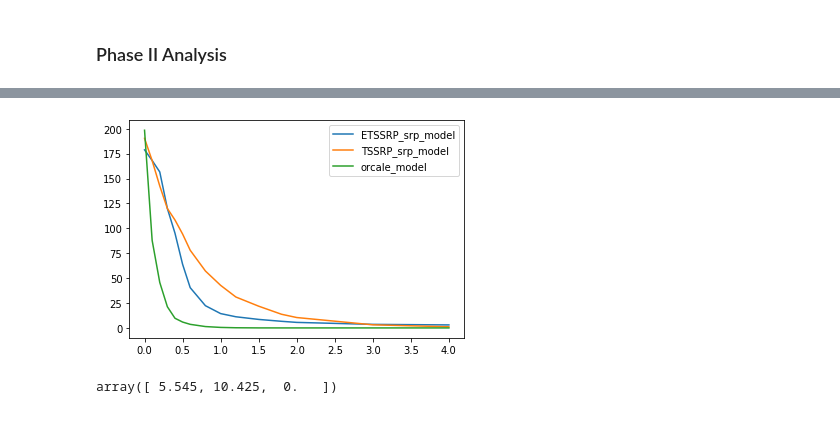
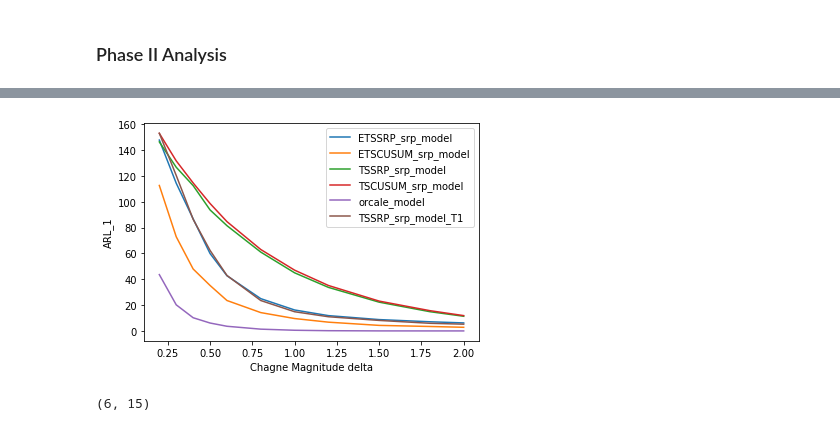
Before and after one commit to hyan46/ExtendedTSSRP, a Jupyter notebook: main.ipynb, the cells around one changed output, grey strips where cells are left out. Drawn from its saved outputs; the diff is of its cells as text; code cells hidden in the pictures.

Commit message:
Modify and Add CUSUM

```diff
--- a/main.ipynb
+++ b/main.ipynb
@@ -31,13 +31,18 @@ from TSSRP import TSSRP
 from Oracle import Oracle
 from spc import spc
 truesensidx = np.arange(nsensors)
-nmodels = 3
+nmodels = 6
 model_all = [[] for i in range(nmodels)]
 
-model_all[0] = ExtendedTSSRP(p, c, k,M,nsensors,Ks)
-model_all[1] = TSSRP(p, c, k,M,nsensors,Ks)
-model_all[2] = Oracle(truesensidx, p, c, k, M, nsensors, Ks, L=-1)
-model_name = ['ETSSRP_srp_model','TSSRP_srp_model','orcale_model']
+# p, c, k, M, nsensors, Ks, L=-1, chart = 'srp',mode = 'T2'
+
+model_all[0] = ExtendedTSSRP(p, c, k,M,nsensors,Ks,L=-1,chart = 'srp',mode='T2')
+model_all[1] = ExtendedTSSRP(p, c, k,M,nsensors,Ks,L=-1,chart = 'cusum')
+model_all[2] = TSSRP(p, c, k,M,nsensors,Ks,L=-1,chart='srp',mode='T2')
+model_all[3] = TSSRP(p, c, k,M,nsensors,Ks,L=-1,chart='cusum',mode='T2')
+model_all[4] = Oracle(truesensidx, p, c, k, M, nsensors, Ks, L=-1, chart = 'srp',mode='T2')
+model_all[5] = ExtendedTSSRP(p, c, k, M, nsensors, Ks, L=-1, chart = 'srp',mode='T1')
+model_name = ['ETSSRP_srp_model','ETSCUSUM_srp_model','TSSRP_srp_model','TSCUSUM_srp_model','orcale_model','ETSCUSUM_srp_model_T1']
 # %% [markdown]
 ### Phase I Analysis
 # %%
@@ -46,15 +51,15 @@ L = np.zeros(nmodels)
 n_batch_phaseI = 20
 ARL0 = 200
 Tmax = 500
-seed_list = np.arange(10)
-for i,imodel in enumerate(model_all):
+seed_list = np.arange(50)
+for i in [5]:
     print(model_name[i])
-    monitor_statistics = lambda x, T0, L: imodel.compute_monitor_batch(x,T0, L)
+    monitor_statistics = lambda x, T0, L: model_all[i].compute_monitor_batch(x,T0, L)
     spc_model_all[i] = spc(monitor_statistics,data_gen_func0, data_gen_func1)
     L[i] = spc_model_all[i].phase1(n_batch_phaseI, Tmax, seed_list,r=1000,ARL0=ARL0)
 
 import pickle
-PIK = "L.pickle"
+PIK = "L_5.pickle"
 with open(PIK, "wb") as f:
     pickle.dump(L, f)
 # %% [output]
@@ -65,17 +69,17 @@ KeyboardInterrupt:
 # %%
 delta_all =  [0,0.1,0.2,0.3,0.4,0.5,0.6,0.8,1,1.2,1.5,1.8,2,3,4]
 lendelta = len(delta_all)
-n_batch = 20
+n_batch = 50
 ARL_all = np.zeros((nmodels,lendelta))
-for i,imodel in enumerate(model_all):
+for i in [5]:
     print(model_name[i])
     for j,jdelta in enumerate(delta_all):
         print(jdelta)
-        T_all, RL = spc_model_all[i].phase2( n_batch, Tmax, np.arange(100,110), 20, delta=jdelta)
+        T_all, RL = spc_model_all[i].phase2( n_batch, Tmax, np.arange(100,120), 20, delta=jdelta)
         ARL_all[i,j] = np.mean(RL)
 
 import pickle
-PIK = "ARL.pickle"
+PIK = "ARL_5.pickle"
 with open(PIK, "wb") as f:
     pickle.dump(ARL_all, f)
 # %% [output]
@@ -99,16 +100,23 @@ ETSSRP_srp_model
 # %%
 import numpy as np
 import pickle
+delta_all =  [0,0.1,0.2,0.3,0.4,0.5,0.6,0.8,1,1.2,1.5,1.8,2,3,4]
+model_name = ['ETSSRP_srp_model','ETSCUSUM_srp_model','TSSRP_srp_model','TSCUSUM_srp_model','orcale_model','TSSRP_srp_model_T1']
+
 ARL_all = pickle.load( open( "ARL.pickle", "rb" ) )
-
+ARL_5 = pickle.load( open( "ARL_5.pickle", "rb" ) )
+ARL_all_new = np.concatenate((ARL_all,ARL_5[[5],:]),0)
+nmodels = 6
 import matplotlib.pyplot as plt
 %matplotlib inline
 for i in range(nmodels):
-    plt.plot(delta_all,ARL_all[i],label=model_name[i])
+    plt.plot(delta_all[2:-2],ARL_all_new[i,2:-2],label=model_name[i])
+    plt.xlabel('Chagne Magnitude delta')
+    plt.ylabel('ARL_1')
     plt.legend()
 # %% [output]
-[figure, old version]
+[figure, new version]
-# %%
-ARL_all[:,-3]
-# %% [output]
-array([ 5.545, 10.425,  0.   ])
+# %%
+ARL_5.shape
+# %% [output]
+(6, 15)
```
Also changed, not shown: parts of 2 cells of this notebook, 4 other files.
